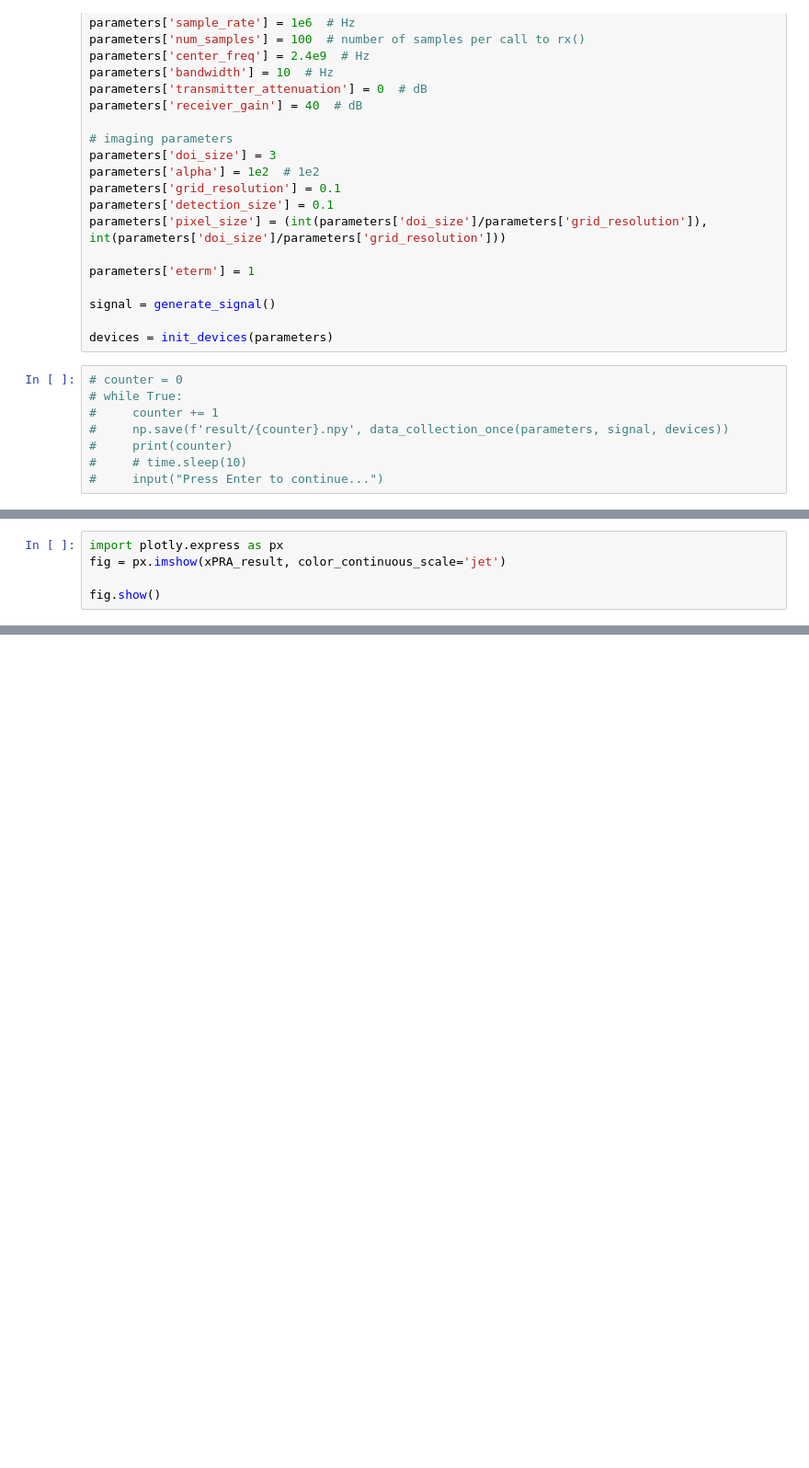
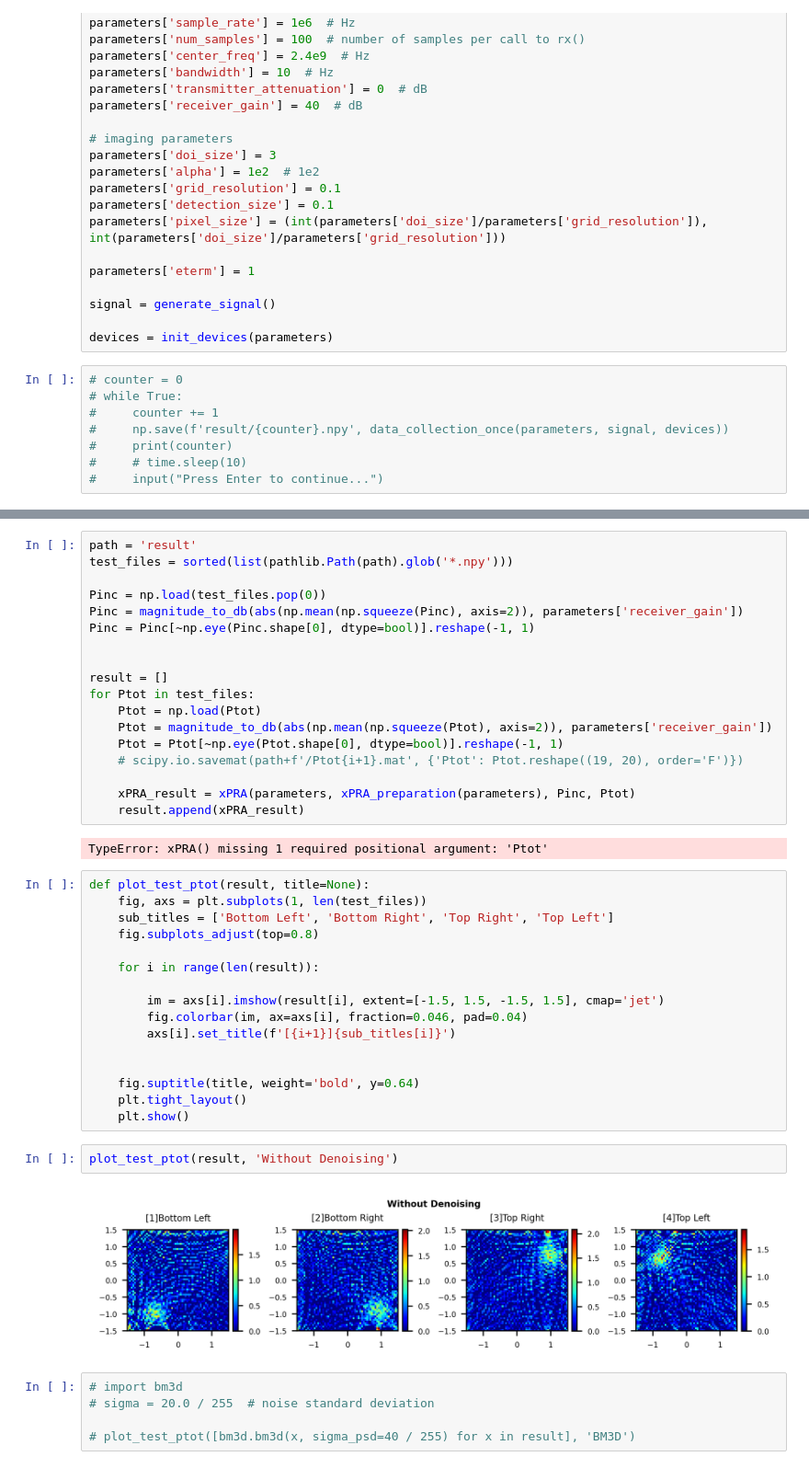
Before and after one commit to anderswong425/RF-Imaging, a Jupyter notebook: test.ipynb, the cells around one changed output, grey strips where cells are left out. Shown: that part at 92% size. Drawn from its saved outputs; the diff is of its cells as text; blank space fills up the shorter version.

```diff
--- a/test.ipynb
+++ b/test.ipynb
@@ -122,5 +84,0 @@ plt.show()
-# %%
-import plotly.express as px
-fig = px.imshow(xPRA_result, color_continuous_scale='jet')
-
-fig.show()
@@ -126,0 +123,45 @@ fig.show()
+# %%
+path = 'result'
+test_files = sorted(list(pathlib.Path(path).glob('*.npy')))
+
+Pinc = np.load(test_files.pop(0))
+Pinc = magnitude_to_db(abs(np.mean(np.squeeze(Pinc), axis=2)), parameters['receiver_gain'])
+Pinc = Pinc[~np.eye(Pinc.shape[0], dtype=bool)].reshape(-1, 1)
+
+
+result = []
+for Ptot in test_files:
+    Ptot = np.load(Ptot)
+    Ptot = magnitude_to_db(abs(np.mean(np.squeeze(Ptot), axis=2)), parameters['receiver_gain'])
+    Ptot = Ptot[~np.eye(Ptot.shape[0], dtype=bool)].reshape(-1, 1)
+    # scipy.io.savemat(path+f'/Ptot{i+1}.mat', {'Ptot': Ptot.reshape((19, 20), order='F')})
+
+    xPRA_result = xPRA(parameters, xPRA_preparation(parameters), Pinc, Ptot)
+    result.append(xPRA_result)
+# %% [output]
+TypeError: xPRA() missing 1 required positional argument: 'Ptot'
+# %%
+def plot_test_ptot(result, title=None):
+    fig, axs = plt.subplots(1, len(test_files))
+    sub_titles = ['Bottom Left', 'Bottom Right', 'Top Right', 'Top Left']
+    fig.subplots_adjust(top=0.8)
+
+    for i in range(len(result)):
+
+        im = axs[i].imshow(result[i], extent=[-1.5, 1.5, -1.5, 1.5], cmap='jet')
+        fig.colorbar(im, ax=axs[i], fraction=0.046, pad=0.04)
+        axs[i].set_title(f'[{i+1}]{sub_titles[i]}')
+
+
+    fig.suptitle(title, weight='bold', y=0.64)
+    plt.tight_layout()
+    plt.show()
+# %%
+plot_test_ptot(result, 'Without Denoising')
+# %% [output]
+[figure, added]
+# %%
+# import bm3d
+# sigma = 20.0 / 255  # noise standard deviation
+
+# plot_test_ptot([bm3d.bm3d(x, sigma_psd=40 / 255) for x in result], 'BM3D')
```
Also changed, not shown: parts of 23 cells of this notebook, 58 other files.
